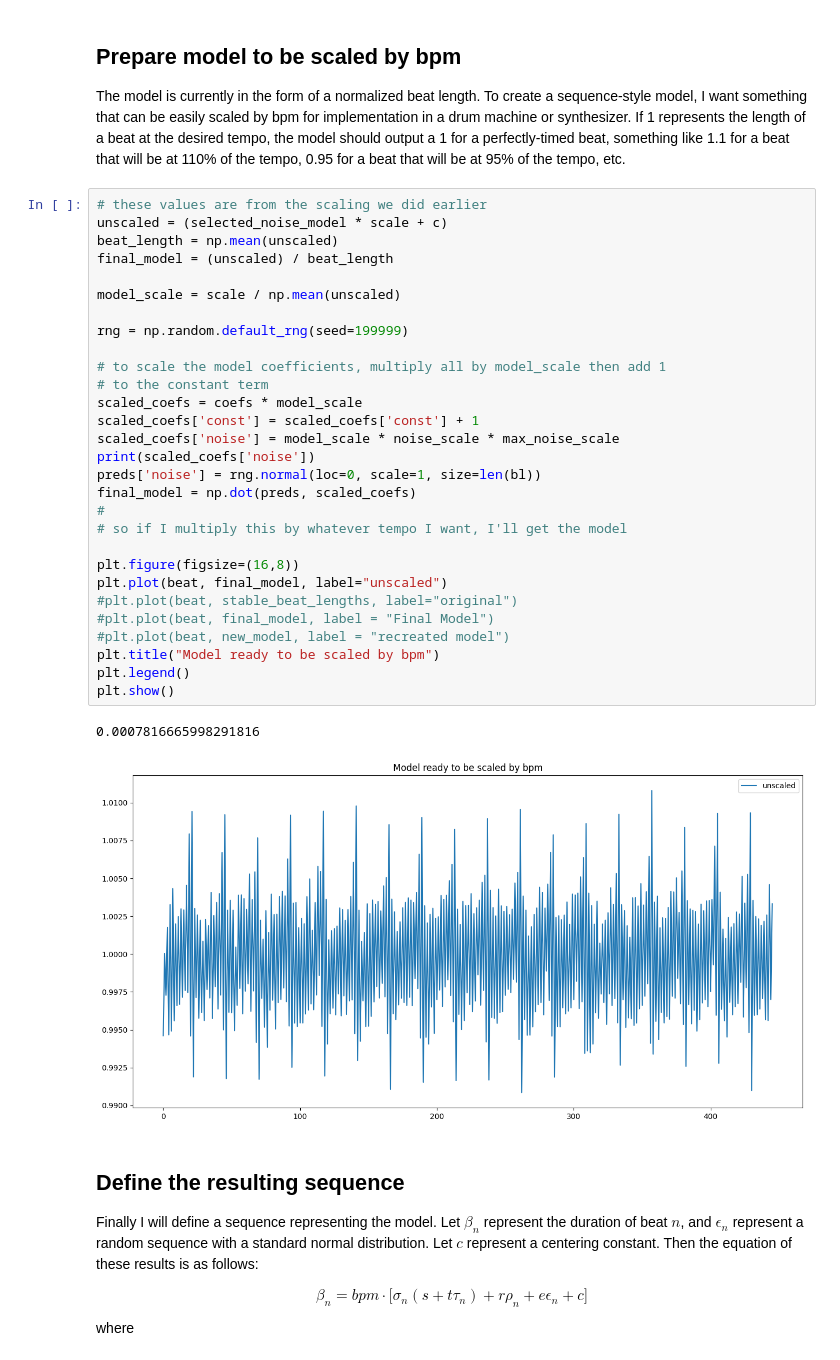
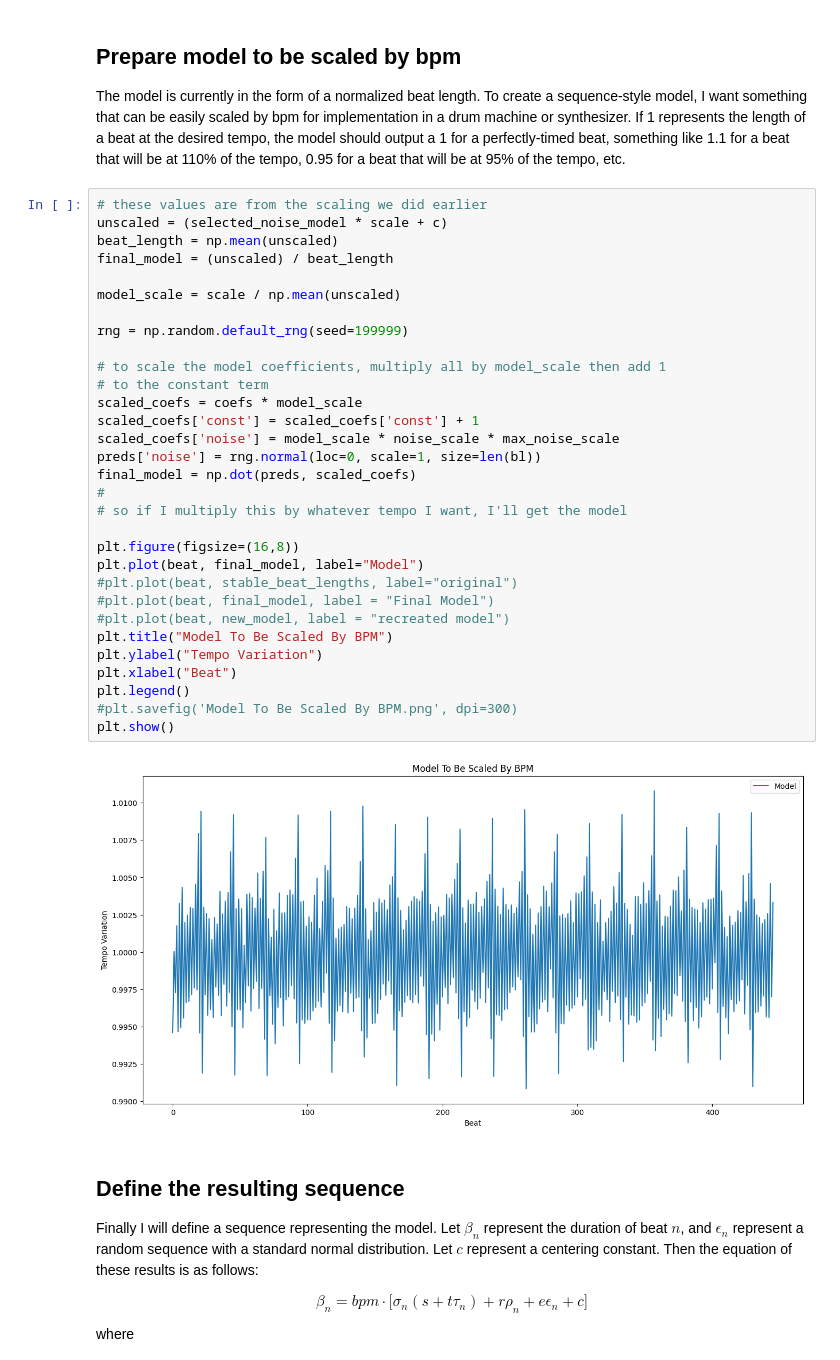
Before and after one commit to rehresman/dsp_pendulum_analysis, a Jupyter notebook: pendulum_analysis.ipynb, the cells around one changed output. Drawn from its saved outputs; the diff is of its cells as text.

```diff
--- a/pendulum_analysis.ipynb
+++ b/pendulum_analysis.ipynb
@@ -356,35 +356,36 @@ The model is currently in the form of a normalized beat length.  To create a seq
 # %%
 # these values are from the scaling we did earlier
 unscaled = (selected_noise_model * scale + c)
 beat_length = np.mean(unscaled)
 final_model = (unscaled) / beat_length
 
 model_scale = scale / np.mean(unscaled)
 
 rng = np.random.default_rng(seed=199999)
 
 # to scale the model coefficients, multiply all by model_scale then add 1
 # to the constant term
 scaled_coefs = coefs * model_scale
 scaled_coefs['const'] = scaled_coefs['const'] + 1
 scaled_coefs['noise'] = model_scale * noise_scale * max_noise_scale
-print(scaled_coefs['noise'])
 preds['noise'] = rng.normal(loc=0, scale=1, size=len(bl))
 final_model = np.dot(preds, scaled_coefs)
 #
 # so if I multiply this by whatever tempo I want, I'll get the model
 
 plt.figure(figsize=(16,8))
-plt.plot(beat, final_model, label="unscaled")
+plt.plot(beat, final_model, label="Model")
 #plt.plot(beat, stable_beat_lengths, label="original")
 #plt.plot(beat, final_model, label = "Final Model")
 #plt.plot(beat, new_model, label = "recreated model")
-plt.title("Model ready to be scaled by bpm")
+plt.title("Model To Be Scaled By BPM")
+plt.ylabel("Tempo Variation")
+plt.xlabel("Beat")
 plt.legend()
+#plt.savefig('Model To Be Scaled By BPM.png', dpi=300)
 plt.show()
 # %% [output]
-0.0007816665998291816
-[figure, old version]
+[figure, new version]
 # %% [markdown]
 ## Define the resulting sequence
 
```
Also changed, not shown: parts of 2 cells of this notebook, 2 other files.
